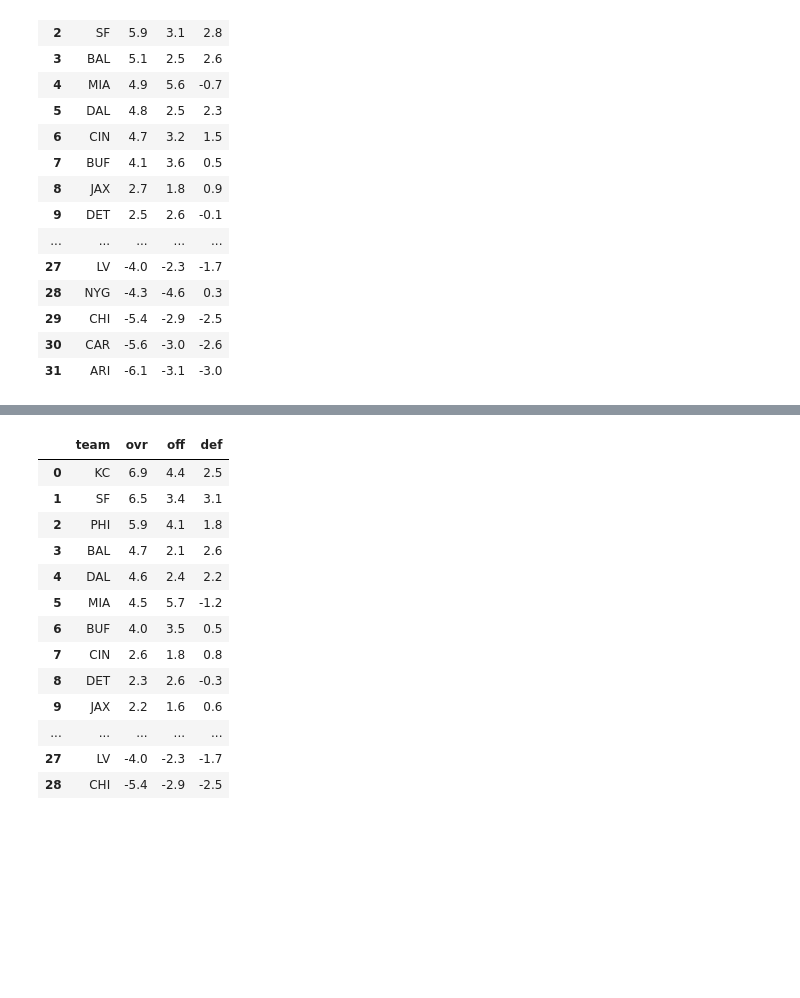
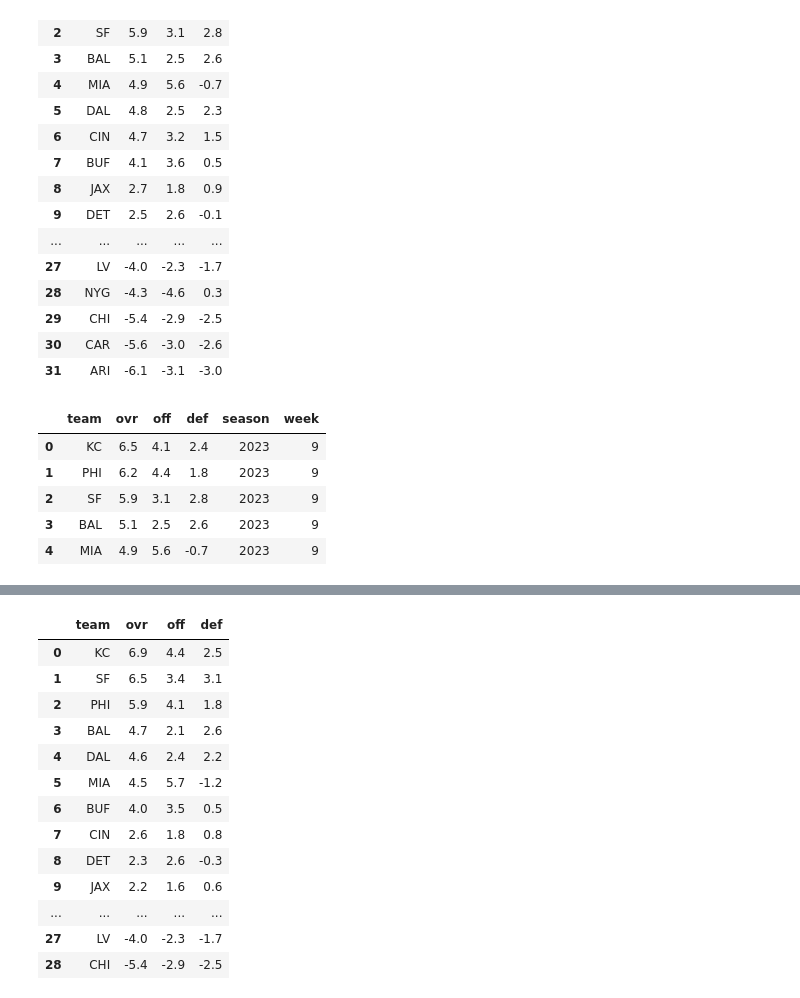
Before and after one commit to griffreichert/g-nfl, a Jupyter notebook: notebooks/guess-the-lines.ipynb, the cells around one changed output, grey strips where cells are left out. Saved outputs shown, nothing was run; the diff lists cells and outputs as text; code cells hidden in the pictures; blank space fills up the shorter version.

```diff
--- a/notebooks/guess-the-lines.ipynb
+++ b/notebooks/guess-the-lines.ipynb
@@ -34,3 +38,14 @@ power_df
 | 29 | CHI | -5.4 | -2.9 | -2.5 |
 | 30 | CAR | -5.6 | -3.0 | -2.6 |
 | 31 | ARI | -6.1 | -3.1 | -3.0 |
+# %%
+power_df['season']=SEASON
+power_df['week']=WEEK
+power_df.head()
+# %% [output]
+|  | team | ovr | off | def | season | week |
+| 0 | KC | 6.5 | 4.1 | 2.4 | 2023 | 9 |
+| 1 | PHI | 6.2 | 4.4 | 1.8 | 2023 | 9 |
+| 2 | SF | 5.9 | 3.1 | 2.8 | 2023 | 9 |
+| 3 | BAL | 5.1 | 2.5 | 2.6 | 2023 | 9 |
+| 4 | MIA | 4.9 | 5.6 | -0.7 | 2023 | 9 |
```
Also changed, not shown: parts of 10 cells of this notebook, 5 other files.
